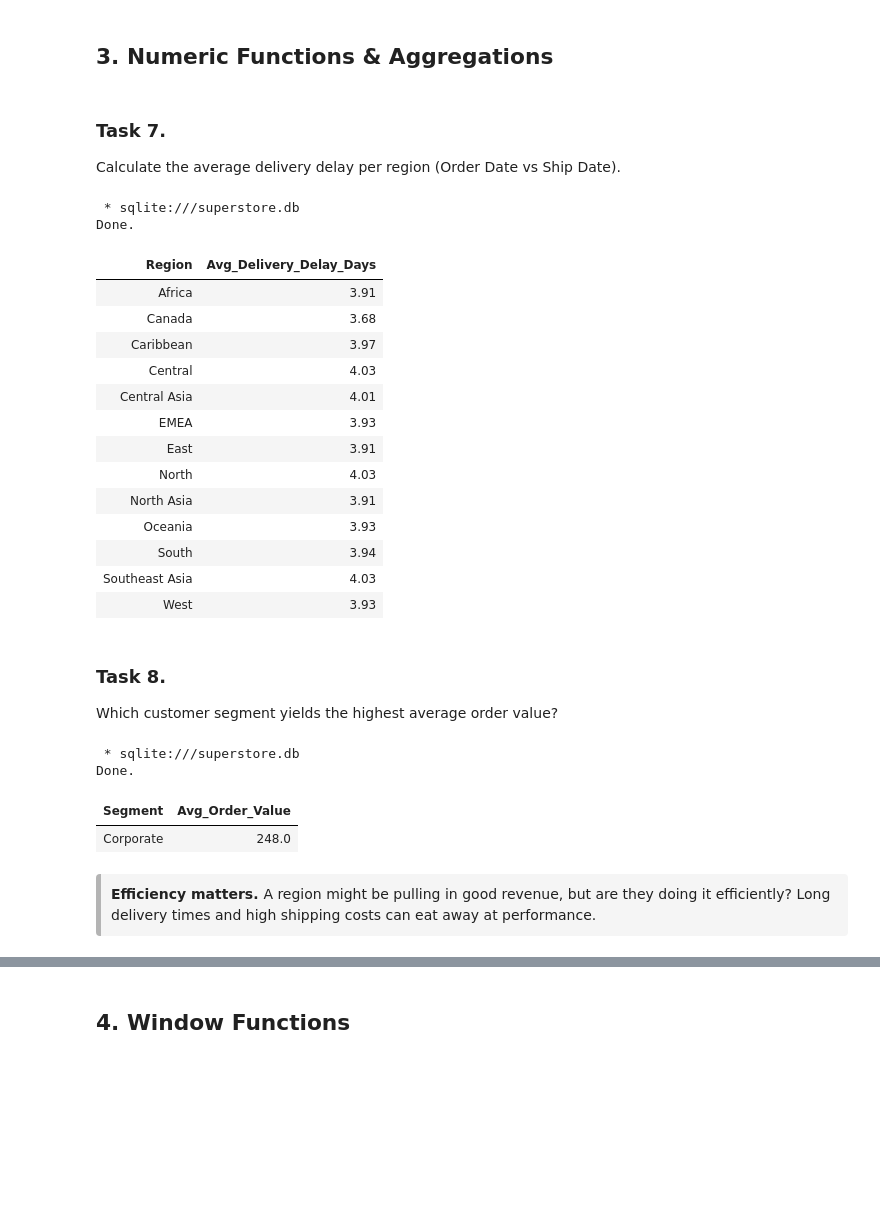
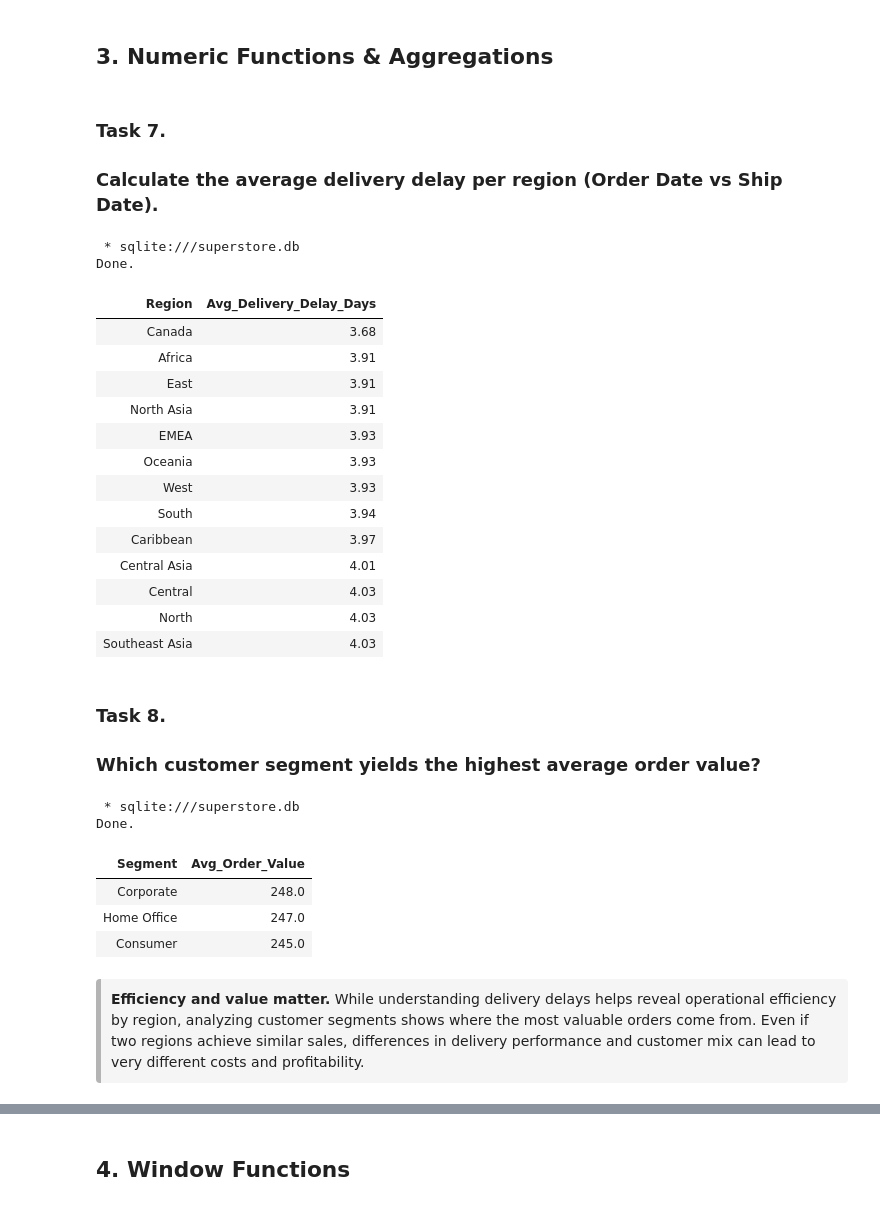
Before and after one commit to mkgasago/SQL-Exercise, a Jupyter notebook: Regional Showdown - 2014 Business Performance Battle.ipynb, the cells around one changed output, grey strips where cells are left out. Cells and saved outputs as stored; diff of their text form; code cells hidden in the pictures; blank space fills up the shorter version.

```diff
--- a/Regional Showdown - 2014 Business Performance Battle.ipynb
+++ b/Regional Showdown - 2014 Business Performance Battle.ipynb
@@ -206,50 +199,53 @@ If you observe a high number of returns in a specific product category, what wou
 ## 3. Numeric Functions & Aggregations
 # %% [markdown]
 ### **Task 7.**
-Calculate the average delivery delay per region (Order Date vs Ship Date).
+### Calculate the average delivery delay per region (Order Date vs Ship Date).
 # %%
 %%sql
 SELECT Region,
        ROUND(AVG(JULIANDAY("Ship.Date") - JULIANDAY("Order.Date")), 2) AS Avg_Delivery_Delay_Days
 FROM superstore
-GROUP BY Region;
+GROUP BY Region
+ORDER BY Avg_Delivery_Delay_Days ASC;
 # %% [output]
  * sqlite:///superstore.db
 Done.
 | Region | Avg_Delivery_Delay_Days |
+| Canada | 3.68 |
 | Africa | 3.91 |
-| Canada | 3.68 |
+| East | 3.91 |
+| North Asia | 3.91 |
+| EMEA | 3.93 |
+| Oceania | 3.93 |
+| West | 3.93 |
+| South | 3.94 |
 | Caribbean | 3.97 |
+| Central Asia | 4.01 |
 | Central | 4.03 |
-| Central Asia | 4.01 |
-| EMEA | 3.93 |
-| East | 3.91 |
 | North | 4.03 |
-| North Asia | 3.91 |
-| Oceania | 3.93 |
-| South | 3.94 |
 | Southeast Asia | 4.03 |
-| West | 3.93 |
 # %% [markdown]
 ### **Task 8.**
-Which customer segment yields the highest average order value?
+### Which customer segment yields the highest average order value?
 # %%
 %%sql
 SELECT Segment, ROUND(AVG(Sales)) AS Avg_Order_Value
 FROM superstore
 GROUP BY Segment
 ORDER BY Avg_Order_Value DESC
-LIMIT 1;
+;
 # %% [output]
  * sqlite:///superstore.db
 Done.
 | Segment | Avg_Order_Value |
 | Corporate | 248.0 |
+| Home Office | 247.0 |
+| Consumer | 245.0 |
-# %% [markdown]
-<!-- Note -->
-<div style="background-color:#f5f5f5; border-left:5px solid rgb(180, 180, 180); padding:10px; border-radius:4px;">
-  <strong>Efficiency matters. </strong> A region might be pulling in good revenue, but are they doing it efficiently?
-Long delivery times and high shipping costs can eat away at performance.
-</div>
+# %% [markdown]
+<!-- Note -->
+<div style="background-color:#f5f5f5; border-left:5px solid rgb(180, 180, 180); padding:10px; border-radius:4px;">
+  <strong>Efficiency and value matter.</strong> While understanding delivery delays helps reveal operational efficiency by region, analyzing customer segments shows where the most valuable orders come from.
+  Even if two regions achieve similar sales, differences in delivery performance and customer mix can lead to very different costs and profitability.
+</div>
 # %% [markdown]
 ### **Task 9.**
```
Also changed, not shown: parts of 31 cells of this notebook.
